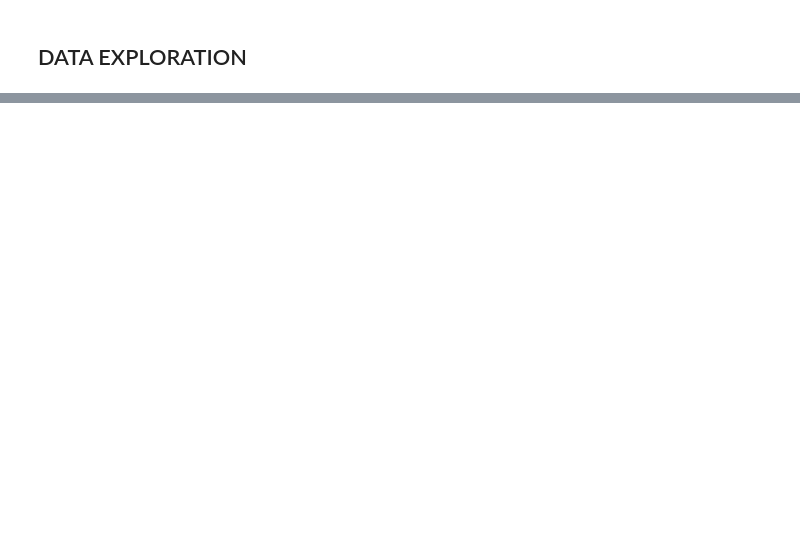
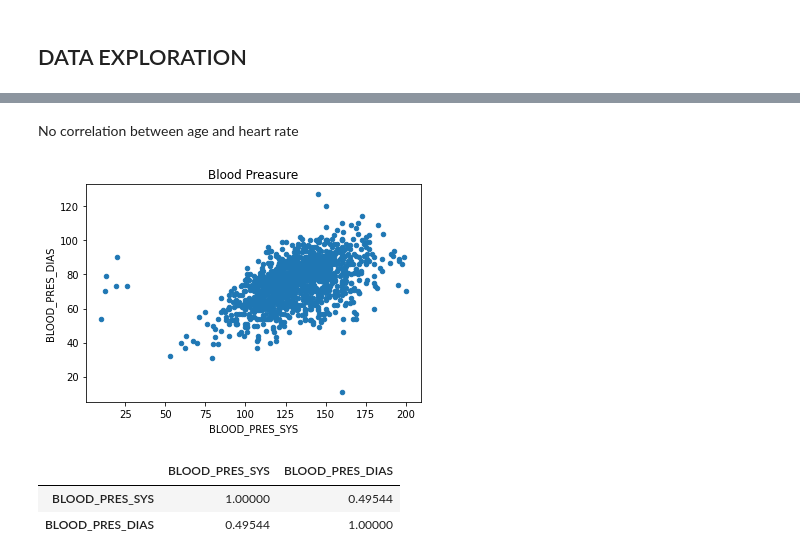
Before and after one commit to jFompe/Covid19Analysis, a Jupyter notebook: covid2.ipynb, the cells around one changed output, grey strips where cells are left out. Cells and saved outputs as stored; diff of their text form; code cells hidden in the pictures; blank space fills up the shorter version.

```diff
--- a/covid2.ipynb
+++ b/covid2.ipynb
@@ -357,0 +389,13 @@ print(df_num_mms)
+# %% [markdown]
+No correlation between age and heart rate
+# %%
+df_processed.plot(kind='scatter', x='BLOOD_PRES_SYS', y='BLOOD_PRES_DIAS', title='Blood Preasure')
+plt.show()
+# %% [output]
+[figure, added]
+# %%
+df_processed.filter(['BLOOD_PRES_SYS', 'BLOOD_PRES_DIAS']).corr()
+# %% [output]
+|  | BLOOD_PRES_SYS | BLOOD_PRES_DIAS |
+| BLOOD_PRES_SYS | 1.00000 | 0.49544 |
+| BLOOD_PRES_DIAS | 0.49544 | 1.00000 |
```
Also changed, not shown: parts of 13 cells of this notebook.
